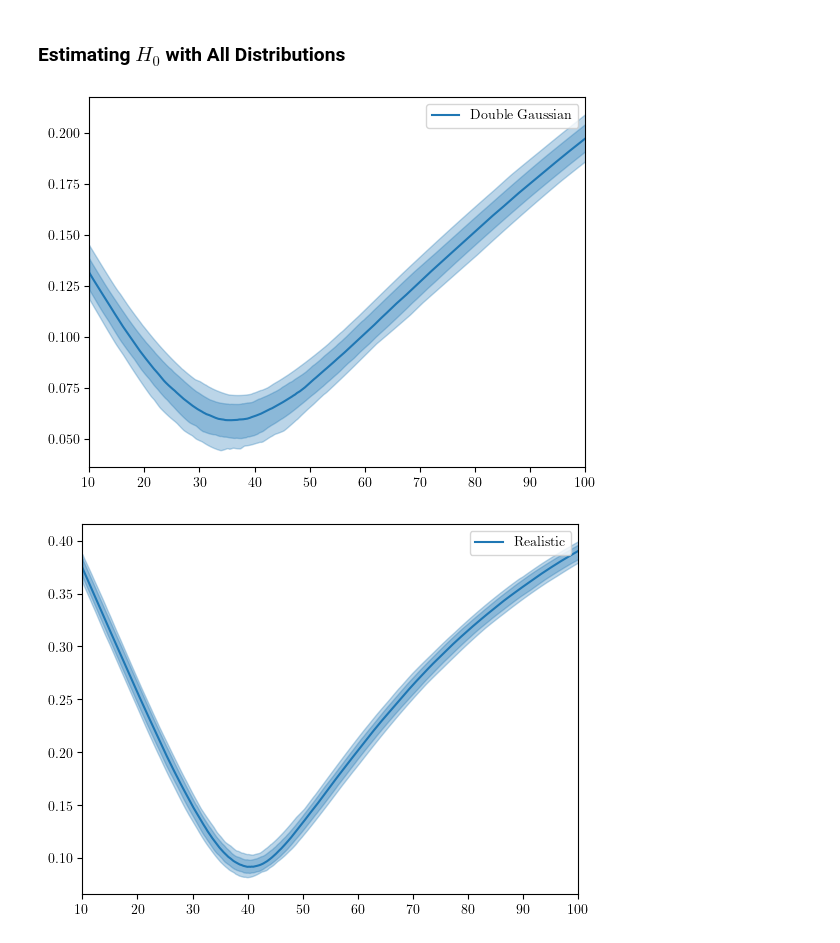
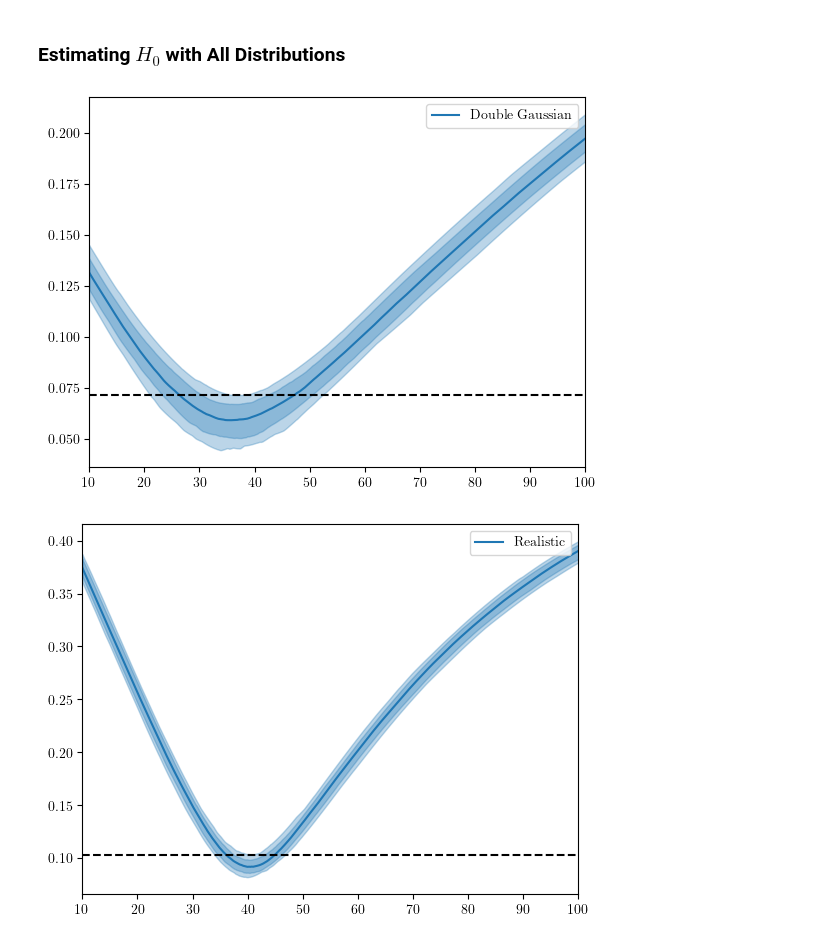
Before and after one commit to thomasckng/population_analysis, a Jupyter notebook: H0_test/inference.ipynb, the cells around one changed output. Drawn from its saved outputs; the diff is of its cells as text; code cells hidden in the pictures.

Commit message:
Add axhline

```diff
--- a/H0_test/inference.ipynb
+++ b/H0_test/inference.ipynb
@@ -232,19 +232,21 @@ realistic_jsd = np.array([jsd(p_realistic, np.full((len(H0), len(mz)), realistic
 # %%
 percs_double_gaussian = np.percentile(double_gaussian_jsd, [5, 16, 50, 84, 95], axis=0)
 plt.fill_between(H0, percs_double_gaussian[0], percs_double_gaussian[-1], alpha=0.3, color='C0')
 plt.fill_between(H0, percs_double_gaussian[1], percs_double_gaussian[-2], alpha=0.3, color='C0')
 plt.plot(H0, percs_double_gaussian[2], label='Double Gaussian', color='C0')
+plt.axhline(percs_double_gaussian[4].min(), color='k', linestyle='--')
 plt.xlim(10,100)
 plt.legend()
 plt.show()
 
 percs_realistic = np.percentile(realistic_jsd, [5, 16, 50, 84, 95], axis=0)
 plt.fill_between(H0, percs_realistic[0], percs_realistic[-1], alpha=0.3, color='C0')
 plt.fill_between(H0, percs_realistic[1], percs_realistic[-2], alpha=0.3, color='C0')
 plt.plot(H0, percs_realistic[2], label='Realistic', color='C0')
+plt.axhline(percs_realistic[4].min(), color='k', linestyle='--')
 plt.xlim(10,100)
 plt.legend()
 plt.show()
 # %% [output]
-[figure, old version]
+[figure, new version]
-[figure, old version]
+[figure, new version]
```
